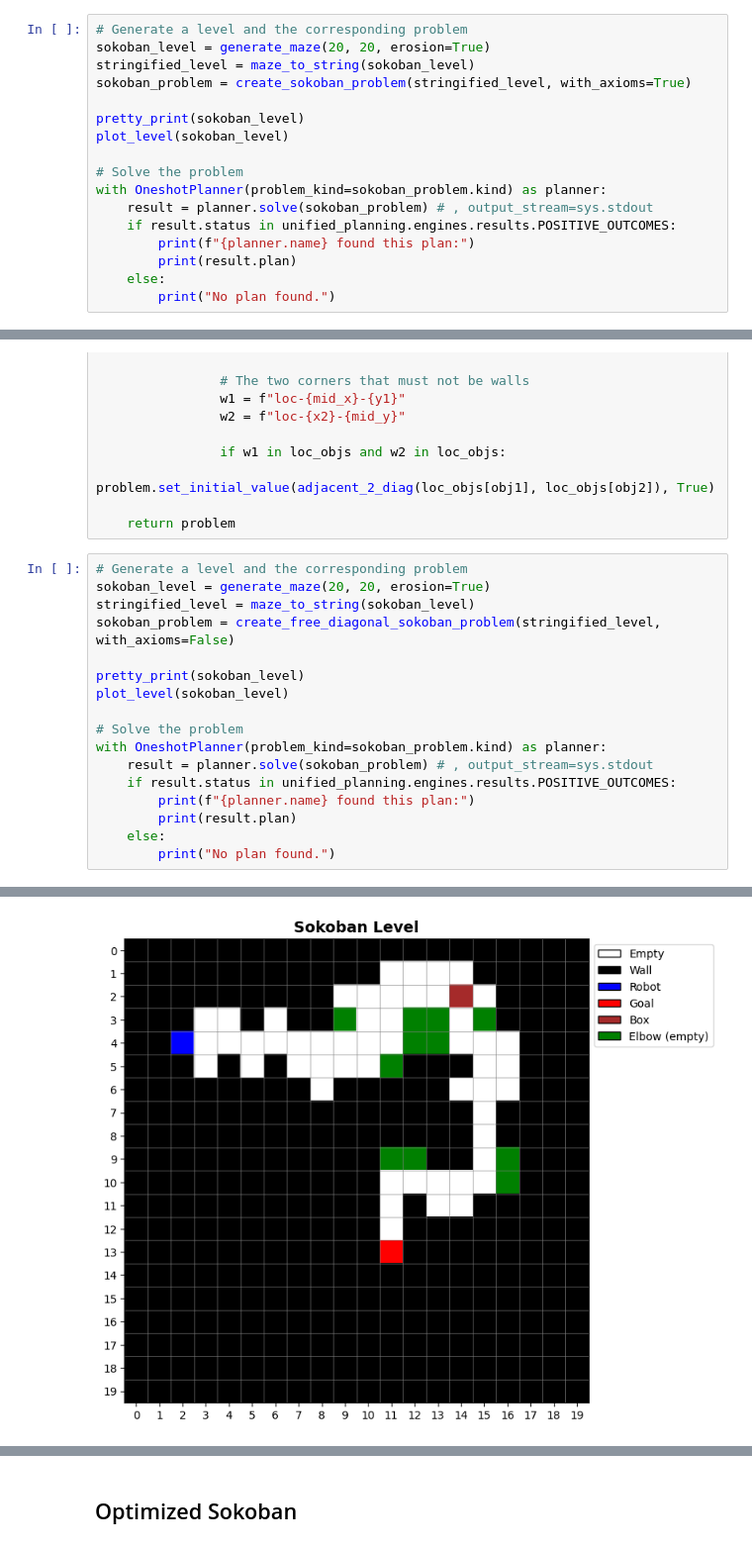
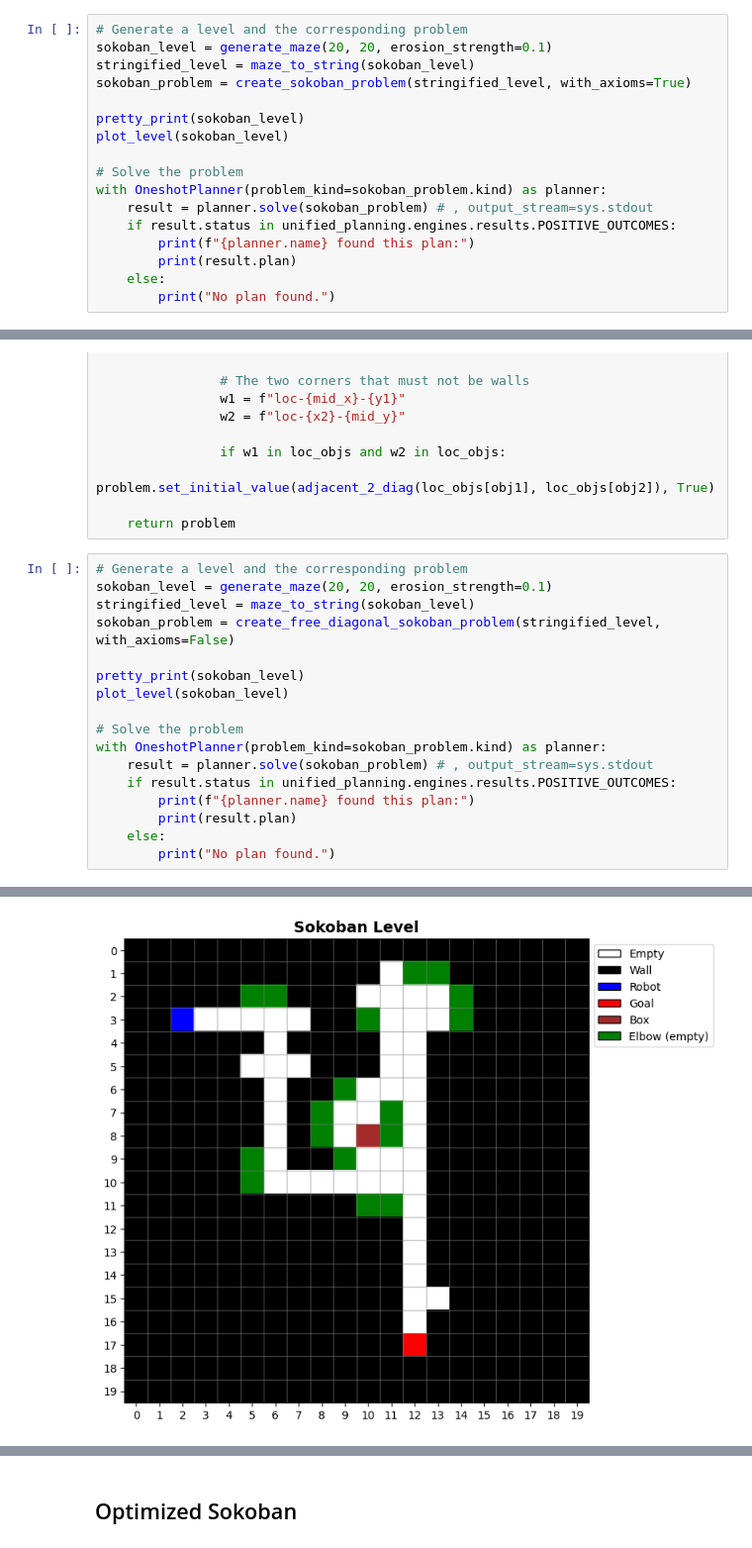
Before and after one commit to FlavioFoxes/colosseum, a Jupyter notebook: src/colosseum/tasks/maze/notebooks/maze_generation.ipynb, the cells around one changed output, grey strips where cells are left out. Shown at 99% size. Saved outputs shown, nothing was run; the diff lists cells and outputs as text.

```diff
--- a/src/colosseum/tasks/maze/notebooks/maze_generation.ipynb
+++ b/src/colosseum/tasks/maze/notebooks/maze_generation.ipynb
@@ -879,7 +950,7 @@ def create_sokoban_problem(level, with_axioms=False):
     return problem
 # %%
 # Generate a level and the corresponding problem
-sokoban_level = generate_maze(20, 20, erosion=True)
+sokoban_level = generate_maze(20, 20, erosion_strength=0.1)
 stringified_level = maze_to_string(sokoban_level)
 sokoban_problem = create_sokoban_problem(stringified_level, with_axioms=True)
 
@@ -1340,7 +1414,7 @@ def create_free_diagonal_sokoban_problem(level, with_axioms=False, with_diagonal
     return problem
 # %%
 # Generate a level and the corresponding problem
-sokoban_level = generate_maze(20, 20, erosion=True)
+sokoban_level = generate_maze(20, 20, erosion_strength=0.1)
 stringified_level = maze_to_string(sokoban_level)
 sokoban_problem = create_free_diagonal_sokoban_problem(stringified_level, with_axioms=False)
 
@@ -1376 +1450 @@ with OneshotPlanner(problem_kind=sokoban_problem.kind) as planner:
-[figure, old version]
+[figure, new version]
```
Also changed, not shown: parts of 29 cells of this notebook.
